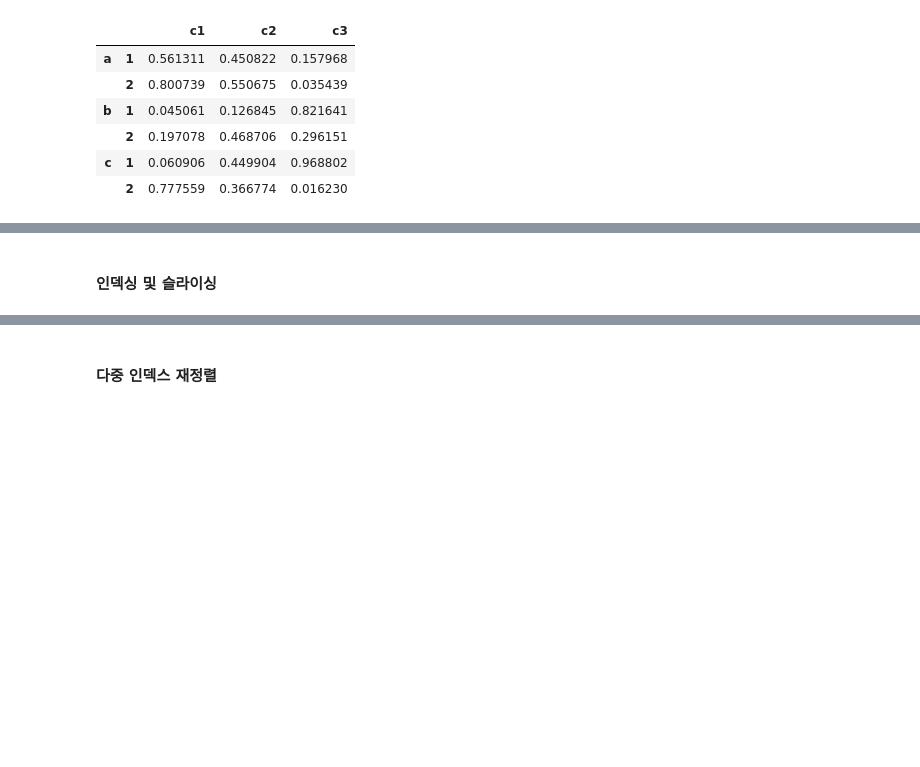
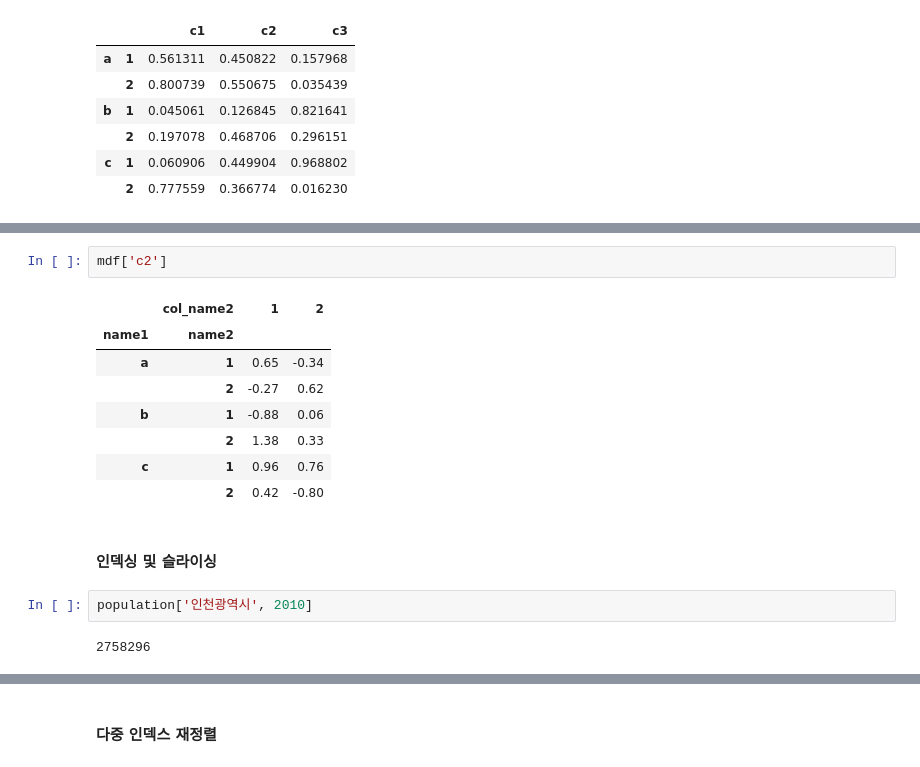
Before and after one commit to eruru0411/DL_Study, a Jupyter notebook: _Pandas_한번에_제대로_배우기_ipynb_のコピー.ipynb, the cells around one changed output, grey strips where cells are left out. Drawn from its saved outputs; the diff is of its cells as text; blank space fills up the shorter version.

```diff
--- a/_Pandas_한번에_제대로_배우기_ipynb_のコピー.ipynb
+++ b/_Pandas_한번에_제대로_배우기_ipynb_のコピー.ipynb
@@ -879,2 +972,17 @@ df
+# %%
+mdf['c2']
+# %% [output]
+|  | col_name2 | 1 | 2 |
+| name1 | name2 |  |  |
+| a | 1 | 0.65 | -0.34 |
+|  | 2 | -0.27 | 0.62 |
+| b | 1 | -0.88 | 0.06 |
+|  | 2 | 1.38 | 0.33 |
+| c | 1 | 0.96 | 0.76 |
+|  | 2 | 0.42 | -0.80 |
 # %% [markdown]
 #### 인덱싱 및 슬라이싱
+# %%
+population['인천광역시', 2010]
+# %% [output]
+2758296
```
Also changed, not shown: parts of 20 cells of this notebook.
